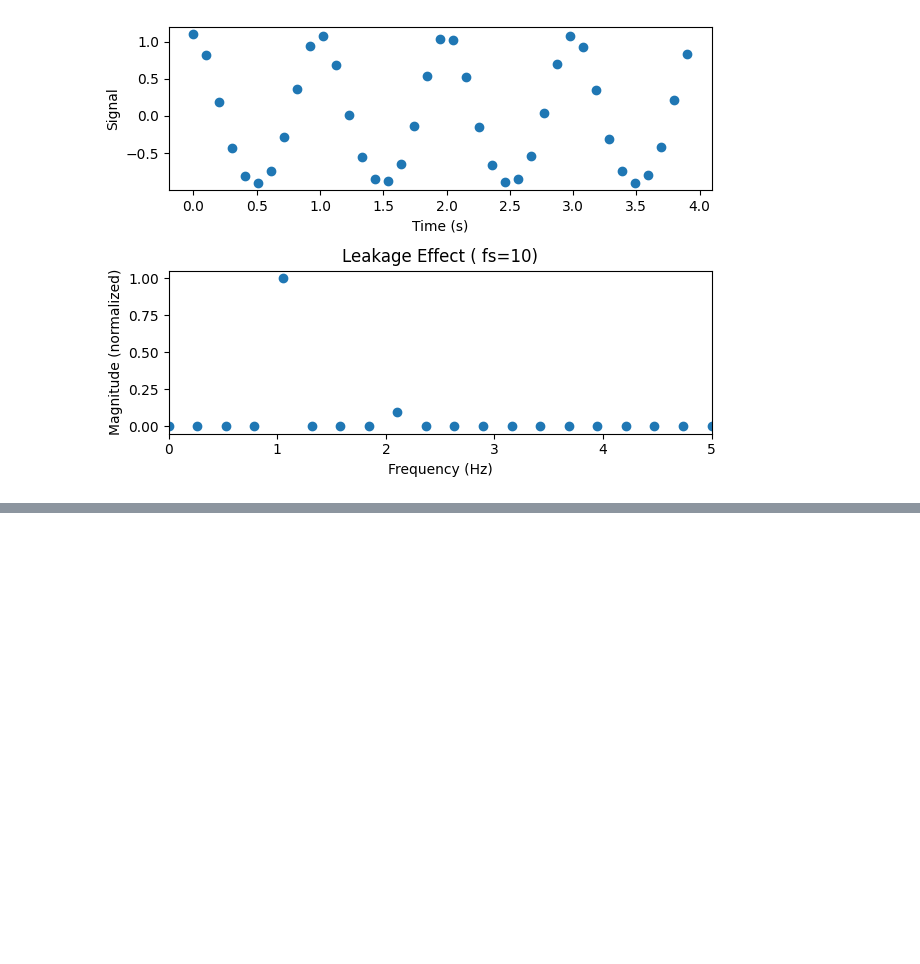
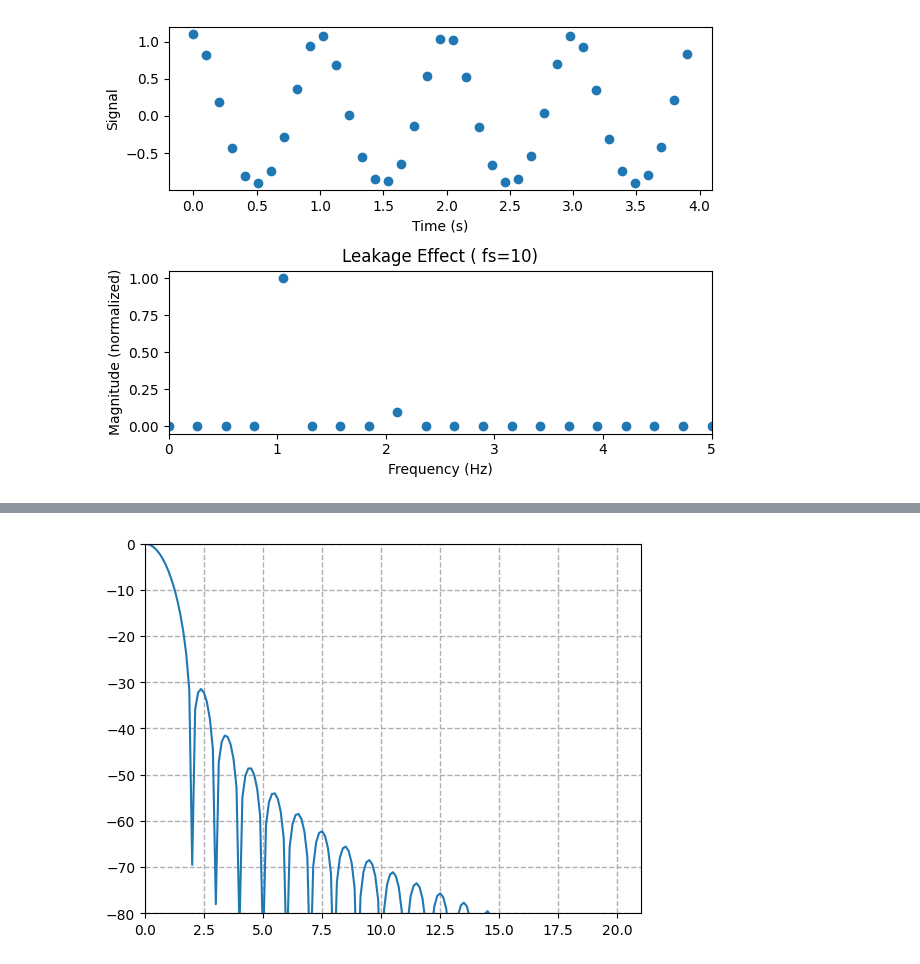
Before and after one commit to shahin1009/Signal-processing, a Jupyter notebook: windowing.ipynb, the cells around one changed output, grey strips where cells are left out. Drawn from its saved outputs; the diff is of its cells as text; code cells hidden in the pictures; blank space fills up the shorter version.

```diff
--- a/windowing.ipynb
+++ b/windowing.ipynb
@@ -91,0 +110,10 @@ plt.show()
+# %%
+n = 8000
+w_fft = np.fft.rfft(window, n)
+freqs = np.fft.rfftfreq(n, d=1/m)
+plt.plot(freqs, 20*np.log10(np.abs(w_fft) / np.abs(w_fft).max()))
+plt.xlim(0, 21,)
+plt.ylim(-80,0)
+plt.grid(True, linestyle='--', linewidth=1, which='both')
+# %% [output]
+[figure, added]
```
Also changed, not shown: parts of 8 cells of this notebook.
